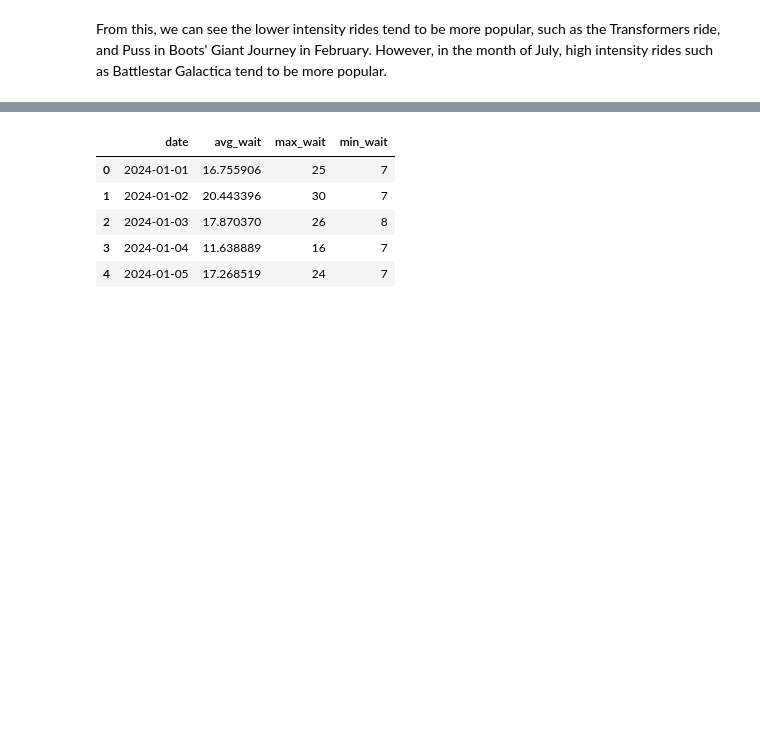
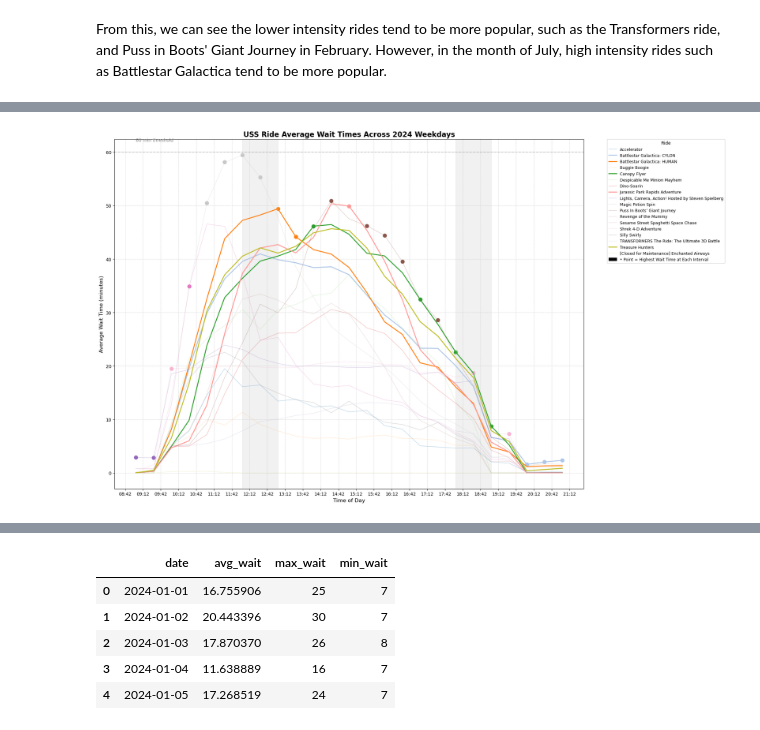
Before and after one commit to dimsumws/DSA3101-Group5, a Jupyter notebook: external_factors_analysis/analysis.ipynb, the cells around one changed output, grey strips where cells are left out. Cells and saved outputs as stored; diff of their text form; code cells hidden in the pictures; blank space fills up the shorter version.

```diff
--- a/external_factors_analysis/analysis.ipynb
+++ b/external_factors_analysis/analysis.ipynb
@@ -476,0 +714,99 @@ plt.show()
+# %%
+# get public holiday data
+ride_wait_times_normal = ride_daily_wait[ride_daily_wait['day_type'] == 'Weekday'].copy()
+
+# change interval to 30mins, and extract time
+ride_wait_times_normal['Date/Time'] = pd.to_datetime(ride_wait_times_normal['Date/Time'])
+ride_wait_times_normal['Time'] = ride_wait_times_normal['Date/Time'].dt.floor('30T').dt.time
+
+# group data
+avg_weekday_waits = ride_wait_times_normal.groupby(['Ride', 'Time'])['Wait Time'].mean().reset_index()
+
+# dummy date for plotting
+avg_weekday_waits['Date/Time'] = pd.to_datetime('2024-03-01 ' + avg_weekday_waits['Time'].astype(str))
+
+# opening hours for USS
+resampled_data = avg_weekday_waits.copy()
+resampled_data['Date/Time'] = pd.to_datetime('2024-03-01 ' + resampled_data['Time'].astype(str))
+resampled_data = resampled_data[
+    (resampled_data['Date/Time'].dt.time >= pd.to_datetime('09:00').time()) &
+    (resampled_data['Date/Time'].dt.time <= pd.to_datetime('21:00').time())
+]
+
+# max wait times for each 30 min interval
+max_wait_times = resampled_data.loc[resampled_data.groupby('Date/Time')['Wait Time'].idxmax()]
+
+# top 5 rides of the month
+avg_wait_by_ride = resampled_data.groupby('Ride')['Wait Time'].mean().sort_values(ascending=False)
+top_rides = avg_wait_by_ride.head(5).index.tolist()
+display(top_rides)
+
+# setup plot
+plt.figure(figsize=(20,12))
+palette = sns.color_palette("tab20", len(resampled_data['Ride'].unique()))
+ax = plt.gca()
+
+# plot each ride's line with fading for non-top rides
+for ride in resampled_data['Ride'].unique():
+    ride_data = resampled_data[resampled_data['Ride'] == ride]
+    sns.lineplot(
+        data=ride_data,
+        x='Date/Time',
+        y='Wait Time',
+        label=ride,
+        color=palette[list(resampled_data['Ride'].unique()).index(ride)],
+        linewidth=2 if ride in top_rides else 1,
+        alpha=1.0 if ride in top_rides else 0.3
+    )
+
+# scatter plot for highest wait times at each interval
+for ride in resampled_data['Ride'].unique():
+    ride_data = max_wait_times[max_wait_times['Ride'] == ride]
+    sns.scatterplot(
+        data=ride_data,
+        x='Date/Time',
+        y='Wait Time',
+        color=palette[list(resampled_data['Ride'].unique()).index(ride)],
+        s=100,
+        legend=False
+    )
+
+# shade lunchtime and dinner time
+for start, end in [('12:00', '13:00'), ('18:00', '19:00')]:
+    ax.axvspan(pd.to_datetime(f"2024-03-01 {start}"), pd.to_datetime(f"2024-03-01 {end}"),
+               color='lightgray', alpha=0.3)
+
+# format x-axis
+ax.xaxis.set_major_formatter(mdates.DateFormatter('%H:%M'))
+ax.xaxis.set_major_locator(mdates.MinuteLocator(interval=30))
+plt.xticks(rotation=0, fontsize=10)
+plt.yticks(fontsize=10)
+
+# grid
+plt.grid(True, which='both', linestyle='--', linewidth=0.5, alpha=0.7)
+
+# titles and labels
+plt.title('USS Ride Average Wait Times Across 2024 Weekdays', fontsize=16, weight='bold')
+plt.xlabel('Time of Day', fontsize=12)
+plt.ylabel('Average Wait Time (minutes)', fontsize=12)
+
+# 60 min threshold line
+plt.axhline(y=60, linestyle='--', color='gray', alpha=0.4)
+plt.text(resampled_data['Date/Time'].min(), 62, '60 min threshold', color='gray', fontsize=10)
+
+# custom legend for scatter points
+highlight_legend = mpatches.Patch(color='black', label='• Point = Highest Wait Time at Each Interval')
+handles, labels = ax.get_legend_handles_labels()
+plt.legend(
+    handles=handles + [highlight_legend],
+    title='Ride',
+    bbox_to_anchor=(1.05, 1),
+    loc='upper left',
+    borderaxespad=0,
+    fontsize=9,
+    title_fontsize=10
+)
+
+plt.tight_layout()
+plt.show()
+# %% [output]
@@ -476,0 +818 @@ plt.show()
+[figure, added]
```
Also changed, not shown: parts of 31 cells of this notebook.
